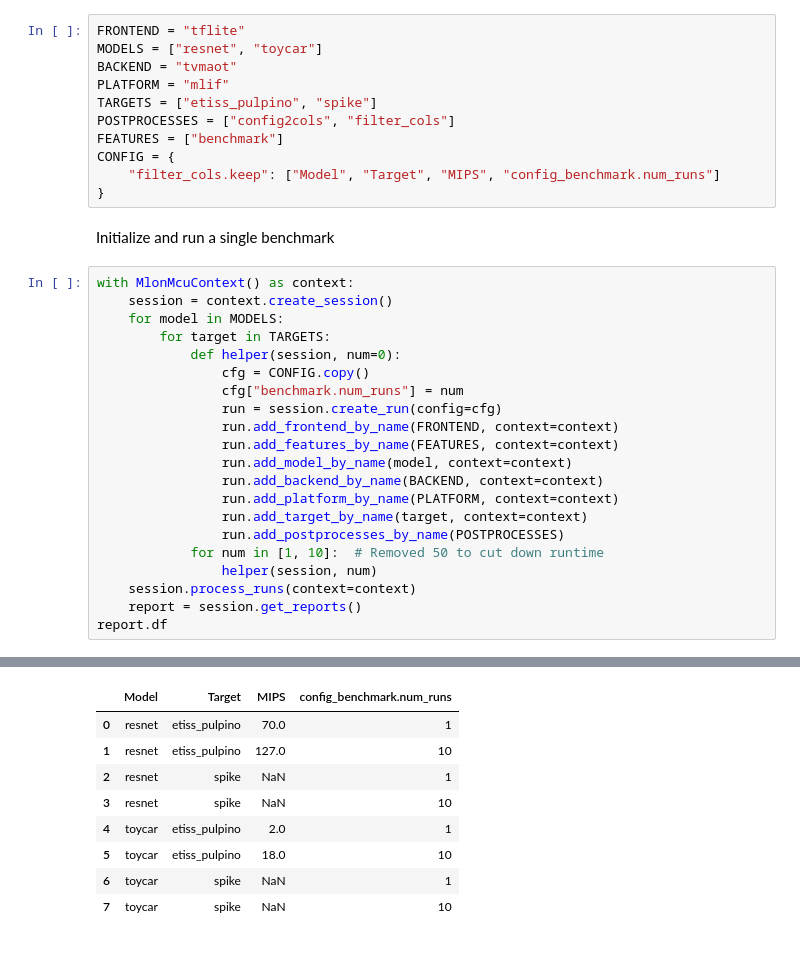
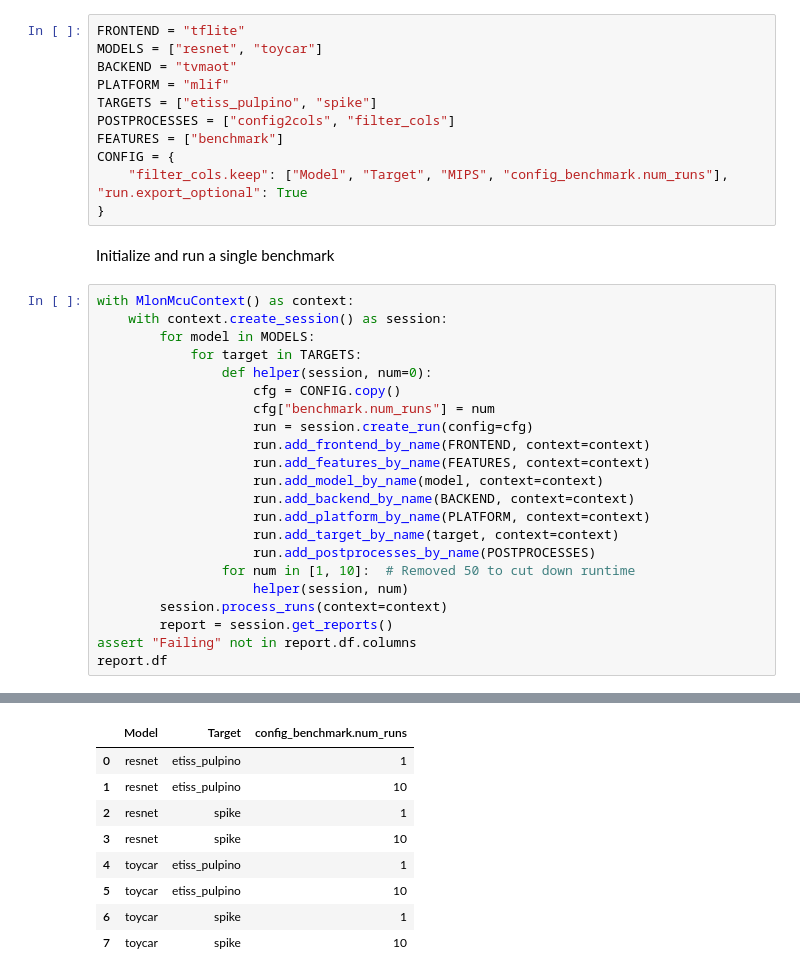
Before and after one commit to tum-ei-eda/mlonmcu, a Jupyter notebook: ipynb/Examples/CompareMIPS/CompareMIPS.ipynb, the cells around one changed output, grey strips where cells are left out. Drawn from its saved outputs; the diff is of its cells as text.

```diff
--- a/ipynb/Examples/CompareMIPS/CompareMIPS.ipynb
+++ b/ipynb/Examples/CompareMIPS/CompareMIPS.ipynb
@@ -180,30 +144,31 @@ TARGETS = ["etiss_pulpino", "spike"]
 POSTPROCESSES = ["config2cols", "filter_cols"]
 FEATURES = ["benchmark"]
 CONFIG = {
-    "filter_cols.keep": ["Model", "Target", "MIPS", "config_benchmark.num_runs"]
+    "filter_cols.keep": ["Model", "Target", "MIPS", "config_benchmark.num_runs"], "run.export_optional": True
 }
 # %% [markdown]
 Initialize and run a single benchmark
 # %%
 with MlonMcuContext() as context:
-    session = context.create_session()
-    for model in MODELS:
-        for target in TARGETS:
-            def helper(session, num=0):
-                cfg = CONFIG.copy()
-                cfg["benchmark.num_runs"] = num
-                run = session.create_run(config=cfg)
-                run.add_frontend_by_name(FRONTEND, context=context)
-                run.add_features_by_name(FEATURES, context=context)
-                run.add_model_by_name(model, context=context)
-                run.add_backend_by_name(BACKEND, context=context)
-                run.add_platform_by_name(PLATFORM, context=context)
-                run.add_target_by_name(target, context=context)
-                run.add_postprocesses_by_name(POSTPROCESSES)
-            for num in [1, 10]:  # Removed 50 to cut down runtime
-                helper(session, num)
-    session.process_runs(context=context)
-    report = session.get_reports()
+    with context.create_session() as session:
+        for model in MODELS:
+            for target in TARGETS:
+                def helper(session, num=0):
+                    cfg = CONFIG.copy()
+                    cfg["benchmark.num_runs"] = num
+                    run = session.create_run(config=cfg)
+                    run.add_frontend_by_name(FRONTEND, context=context)
+                    run.add_features_by_name(FEATURES, context=context)
+                    run.add_model_by_name(model, context=context)
+                    run.add_backend_by_name(BACKEND, context=context)
+                    run.add_platform_by_name(PLATFORM, context=context)
+                    run.add_target_by_name(target, context=context)
+                    run.add_postprocesses_by_name(POSTPROCESSES)
+                for num in [1, 10]:  # Removed 50 to cut down runtime
+                    helper(session, num)
+        session.process_runs(context=context)
+        report = session.get_reports()
+assert "Failing" not in report.df.columns
 report.df
 # %% [output]
 INFO - Loading environment cache from file
@@ -216,9 +191,9 @@ INFO - [session-382] Done processing runs
-|  | Model | Target | MIPS | config_benchmark.num_runs |
-| 0 | resnet | etiss_pulpino | 70.0 | 1 |
-| 1 | resnet | etiss_pulpino | 127.0 | 10 |
-| 2 | resnet | spike | NaN | 1 |
-| 3 | resnet | spike | NaN | 10 |
-| 4 | toycar | etiss_pulpino | 2.0 | 1 |
-| 5 | toycar | etiss_pulpino | 18.0 | 10 |
-| 6 | toycar | spike | NaN | 1 |
-| 7 | toycar | spike | NaN | 10 |
+|  | Model | Target | config_benchmark.num_runs |
+| 0 | resnet | etiss_pulpino | 1 |
+| 1 | resnet | etiss_pulpino | 10 |
+| 2 | resnet | spike | 1 |
+| 3 | resnet | spike | 10 |
+| 4 | toycar | etiss_pulpino | 1 |
+| 5 | toycar | etiss_pulpino | 10 |
+| 6 | toycar | spike | 1 |
+| 7 | toycar | spike | 10 |
```
Also changed, not shown: parts of 10 cells of this notebook, 11 other files.
